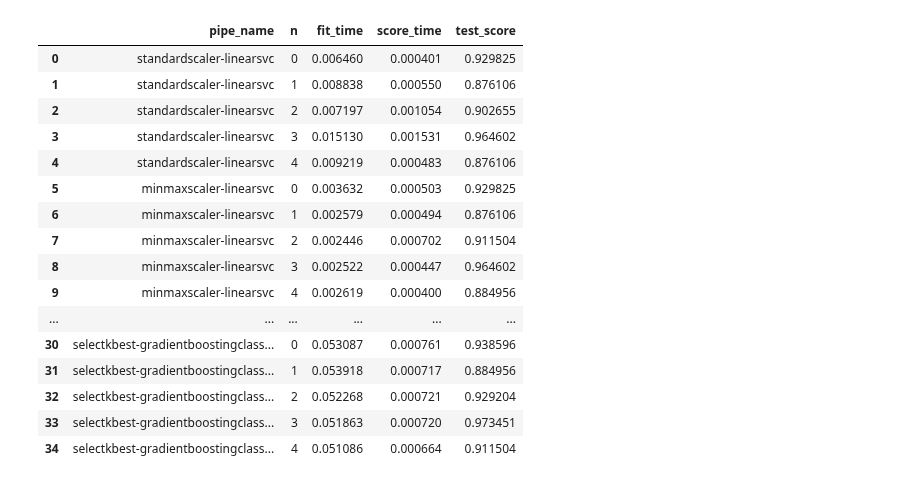
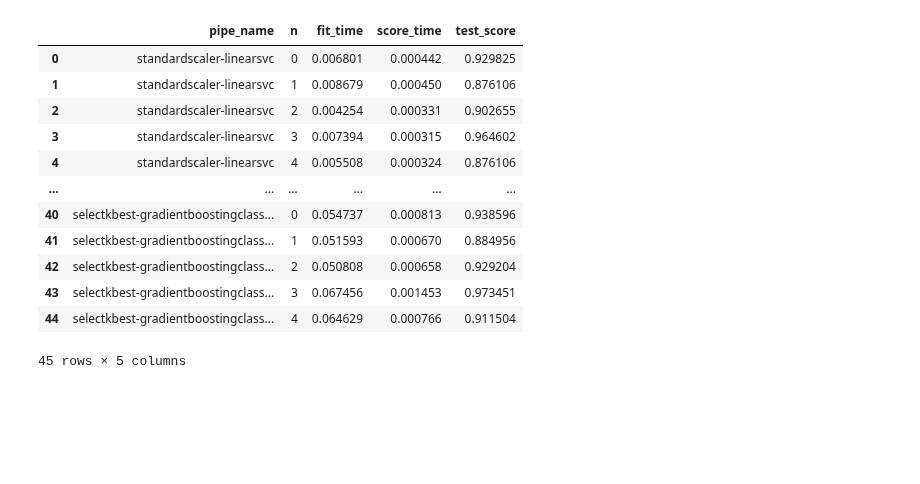
Before and after one commit to moskytw/data-science-with-python, a Jupyter notebook: pipeline_and_cv.ipynb, the cells around one changed output. Drawn from its saved outputs; the diff is of its cells as text; code cells hidden in the pictures; blank space fills up the shorter version.

Commit message:
Refine the pipeline combinations

```diff
--- a/pipeline_and_cv.ipynb
+++ b/pipeline_and_cv.ipynb
@@ -49,21 +50,30 @@ pipes = [
         svm.LinearSVC(random_state=20200503),
     ),
     pipeline.make_pipeline(
+        preprocessing.MinMaxScaler(),
+        neighbors.KNeighborsClassifier(),
+    ),
+    pipeline.make_pipeline(
+        preprocessing.MinMaxScaler(),
+        svm.SVC(kernel='rbf', random_state=20200503),
+    ),
+    pipeline.make_pipeline(
+        ensemble.GradientBoostingClassifier(random_state=20200503),
+    ),
+    pipeline.make_pipeline(
         feature_selection.SelectKBest(feature_selection.f_classif, k=3),
         preprocessing.MinMaxScaler(),
         svm.LinearSVC(random_state=20200503),
     ),
     pipeline.make_pipeline(
+        feature_selection.SelectKBest(feature_selection.f_classif, k=3),
         preprocessing.MinMaxScaler(),
-        feature_selection.SelectKBest(feature_selection.f_classif, k=3),
-        svm.LinearSVC(random_state=20200503),
+        neighbors.KNeighborsClassifier(),
     ),
     pipeline.make_pipeline(
-        ensemble.GradientBoostingClassifier(random_state=20200503),
-    ),
-    pipeline.make_pipeline(
-        preprocessing.StandardScaler(),
-        ensemble.GradientBoostingClassifier(random_state=20200503),
+        feature_selection.SelectKBest(feature_selection.f_classif, k=3),
+        preprocessing.MinMaxScaler(),
+        svm.SVC(kernel='rbf', random_state=20200503),
     ),
     pipeline.make_pipeline(
         feature_selection.SelectKBest(feature_selection.f_classif, k=3),
@@ -81,36 +91,34 @@ def get_pipe_name(pipe):
 # %%
 df = pd.concat(map(pd.DataFrame, cv_list),
                keys=map(get_pipe_name, pipes),
                names=['pipe_name', 'n'])
 df = df.reset_index()
-display(df)
+# tl;dr
+with pd.option_context('display.max_rows', 10):
+    display(df)
 cv_df = df
 
 fig, (ax_u, ax_d) = plt.subplots(2, 1, sharex=True)
 sns.pointplot(data=df, x='pipe_name', y='test_score', join=False, ax=ax_u)
 ax_u.set_xlabel('')
 sns.pointplot(data=df, x='pipe_name', y='fit_time', join=False, ax=ax_d)
 plt.xticks(rotation=90)
 plt.yscale('log')
 fig.tight_layout()
 # %% [output]
 |  | pipe_name | n | fit_time | score_time | test_score |
-| 0 | standardscaler-linearsvc | 0 | 0.006460 | 0.000401 | 0.929825 |
-| 1 | standardscaler-linearsvc | 1 | 0.008838 | 0.000550 | 0.876106 |
-| 2 | standardscaler-linearsvc | 2 | 0.007197 | 0.001054 | 0.902655 |
-| 3 | standardscaler-linearsvc | 3 | 0.015130 | 0.001531 | 0.964602 |
-| 4 | standardscaler-linearsvc | 4 | 0.009219 | 0.000483 | 0.876106 |
-| 5 | minmaxscaler-linearsvc | 0 | 0.003632 | 0.000503 | 0.929825 |
-| 6 | minmaxscaler-linearsvc | 1 | 0.002579 | 0.000494 | 0.876106 |
-| 7 | minmaxscaler-linearsvc | 2 | 0.002446 | 0.000702 | 0.911504 |
-| 8 | minmaxscaler-linearsvc | 3 | 0.002522 | 0.000447 | 0.964602 |
-| 9 | minmaxscaler-linearsvc | 4 | 0.002619 | 0.000400 | 0.884956 |
+| 0 | standardscaler-linearsvc | 0 | 0.006801 | 0.000442 | 0.929825 |
+| 1 | standardscaler-linearsvc | 1 | 0.008679 | 0.000450 | 0.876106 |
+| 2 | standardscaler-linearsvc | 2 | 0.004254 | 0.000331 | 0.902655 |
+| 3 | standardscaler-linearsvc | 3 | 0.007394 | 0.000315 | 0.964602 |
+| 4 | standardscaler-linearsvc | 4 | 0.005508 | 0.000324 | 0.876106 |
 | ... | ... | ... | ... | ... | ... |
-| 30 | selectkbest-gradientboostingclass... | 0 | 0.053087 | 0.000761 | 0.938596 |
-| 31 | selectkbest-gradientboostingclass... | 1 | 0.053918 | 0.000717 | 0.884956 |
-| 32 | selectkbest-gradientboostingclass... | 2 | 0.052268 | 0.000721 | 0.929204 |
-| 33 | selectkbest-gradientboostingclass... | 3 | 0.051863 | 0.000720 | 0.973451 |
-| 34 | selectkbest-gradientboostingclass... | 4 | 0.051086 | 0.000664 | 0.911504 |
+| 40 | selectkbest-gradientboostingclass... | 0 | 0.054737 | 0.000813 | 0.938596 |
+| 41 | selectkbest-gradientboostingclass... | 1 | 0.051593 | 0.000670 | 0.884956 |
+| 42 | selectkbest-gradientboostingclass... | 2 | 0.050808 | 0.000658 | 0.929204 |
+| 43 | selectkbest-gradientboostingclass... | 3 | 0.067456 | 0.001453 | 0.973451 |
+| 44 | selectkbest-gradientboostingclass... | 4 | 0.064629 | 0.000766 | 0.911504 |
+45 rows × 5 columns
 [drawing not drawn]
 # %%
 df = cv_df
```
Also changed, not shown: parts of 2 cells of this notebook.
